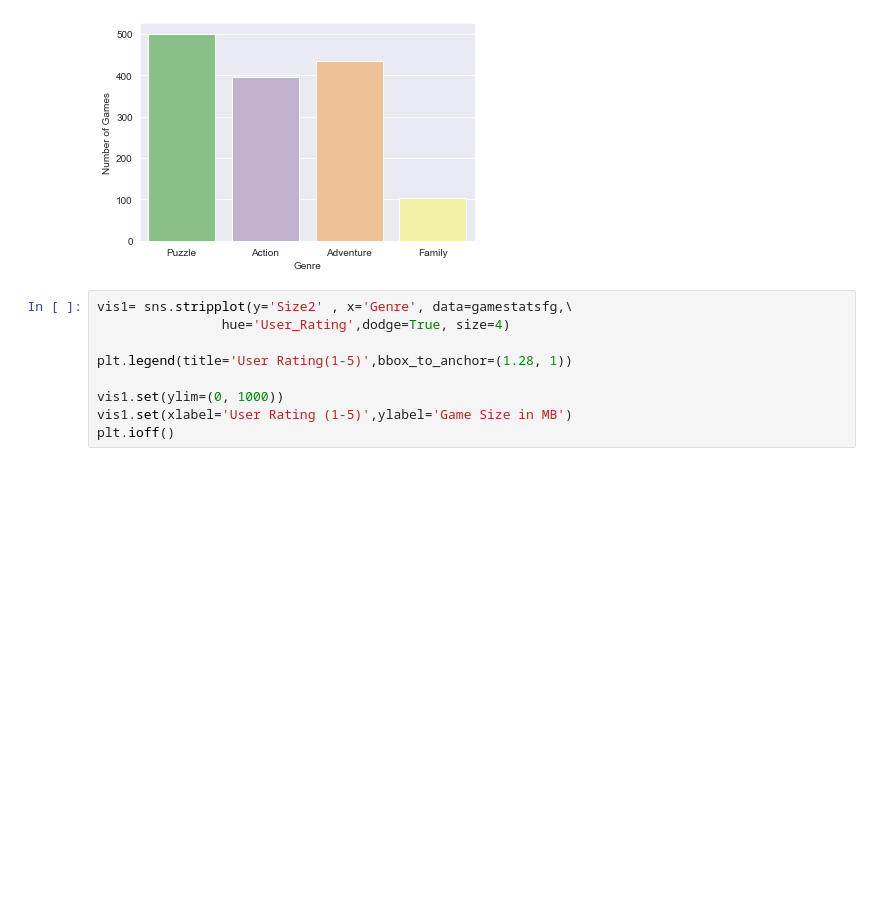
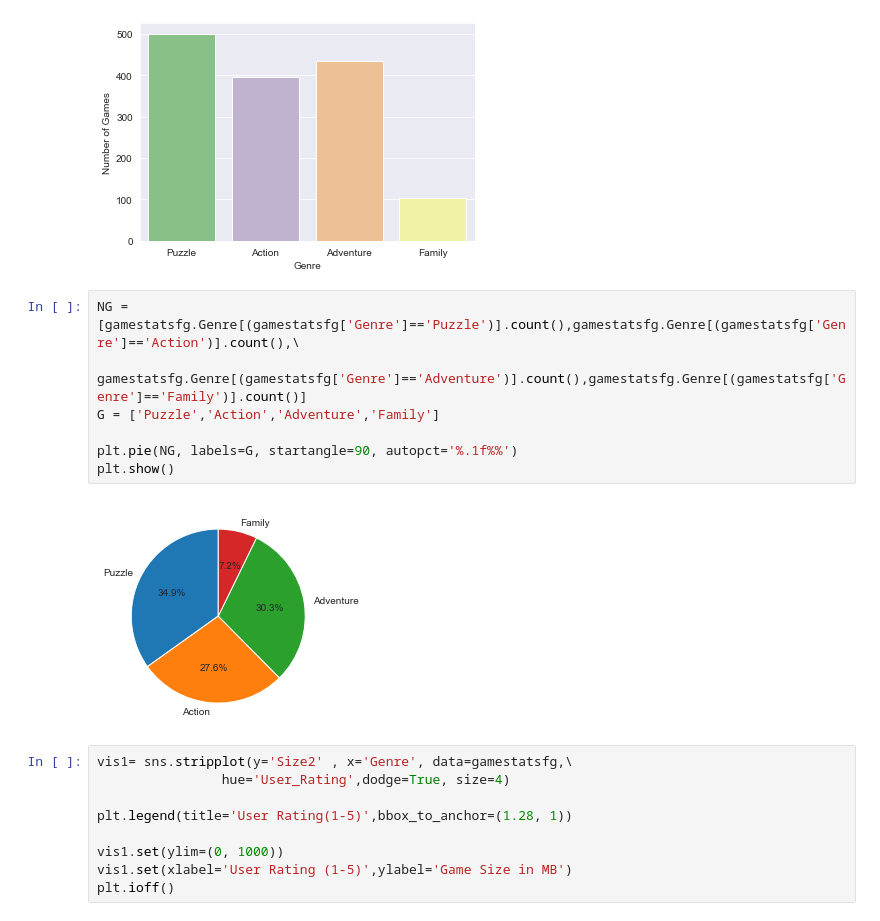
Before and after one commit to hkhoi/Mobile_Game_Analysis, a Jupyter notebook: 17K Mobile Game Analysis.ipynb, the cells around one changed output. Cells and saved outputs as stored; diff of their text form; blank space fills up the shorter version.

```diff
--- a/17K Mobile Game Analysis.ipynb
+++ b/17K Mobile Game Analysis.ipynb
@@ -114,6 +126,15 @@ vis1.set(xlabel='Genre',ylabel='Number of Games')
 plt.ioff()
 # %% [output]
 [figure]
+# %%
+NG = [gamestatsfg.Genre[(gamestatsfg['Genre']=='Puzzle')].count(),gamestatsfg.Genre[(gamestatsfg['Genre']=='Action')].count(),\
+     gamestatsfg.Genre[(gamestatsfg['Genre']=='Adventure')].count(),gamestatsfg.Genre[(gamestatsfg['Genre']=='Family')].count()]
+G = ['Puzzle','Action','Adventure','Family']
+
+plt.pie(NG, labels=G, startangle=90, autopct='%.1f%%')
+plt.show()
+# %% [output]
+[figure, added]
 # %%
 vis1= sns.stripplot(y='Size2' , x='Genre', data=gamestatsfg,\
                 hue='User_Rating',dodge=True, size=4)
```
Also changed, not shown: parts of 20 cells of this notebook.
